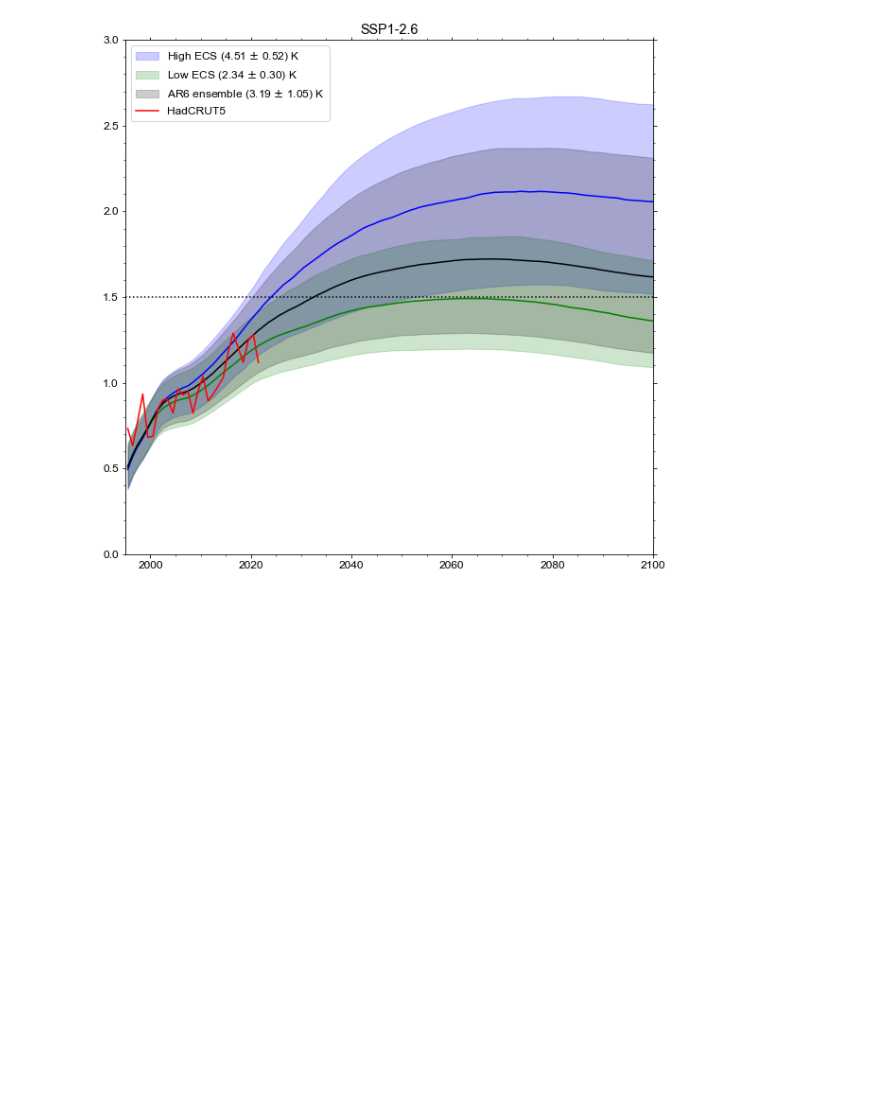
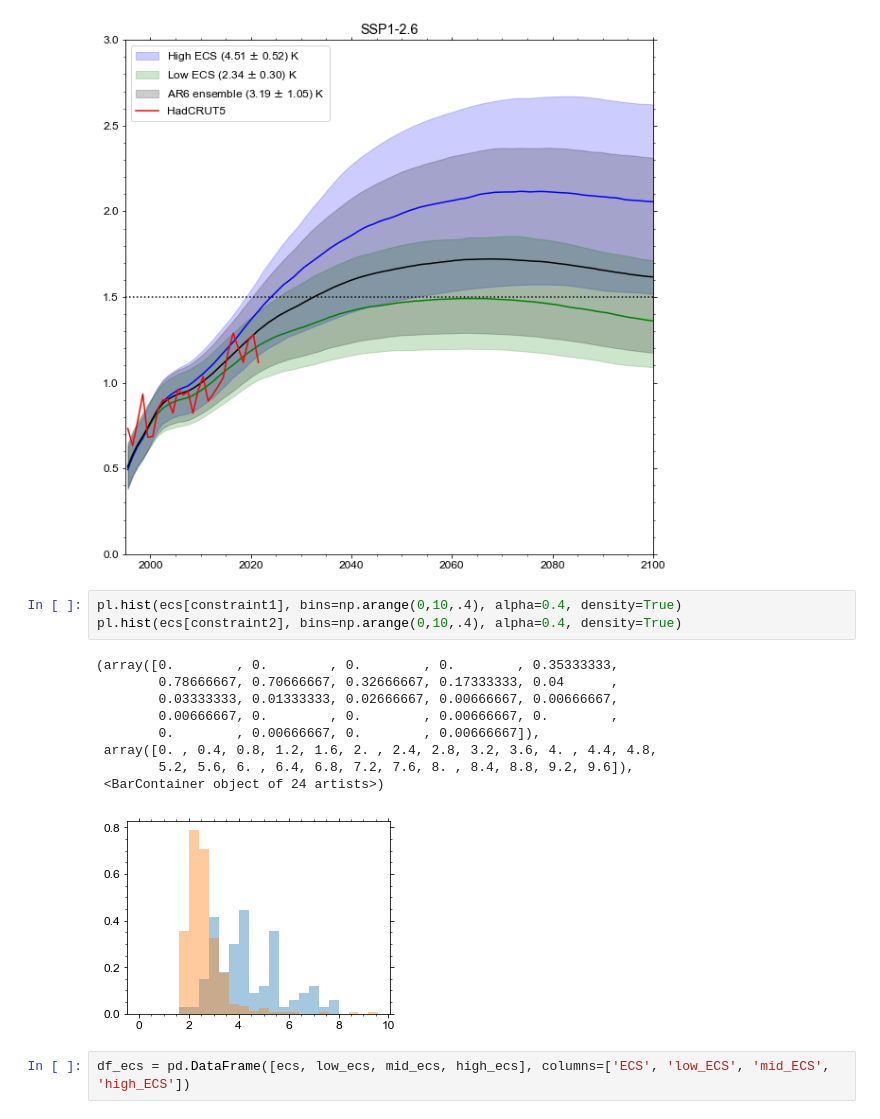
Before and after one commit to chrisroadmap/ar6-aerosol-uncertainty, a Jupyter notebook: notebooks/200_results-analysis.ipynb, the cells around one changed output. Cells and saved outputs as stored; diff of their text form; blank space fills up the shorter version.

```diff
--- a/notebooks/200_results-analysis.ipynb
+++ b/notebooks/200_results-analysis.ipynb
@@ -249,3 +276,18 @@ ax.set_title('SSP1-2.6')
 pl.savefig('../plots/ssp126_three_ecs_distributions.png')
 # %% [output]
 [figure]
+# %%
+pl.hist(ecs[constraint1], bins=np.arange(0,10,.4), alpha=0.4, density=True)
+pl.hist(ecs[constraint2], bins=np.arange(0,10,.4), alpha=0.4, density=True)
+# %% [output]
+(array([0.        , 0.        , 0.        , 0.        , 0.35333333,
+        0.78666667, 0.70666667, 0.32666667, 0.17333333, 0.04      ,
+        0.03333333, 0.01333333, 0.02666667, 0.00666667, 0.00666667,
+        0.00666667, 0.        , 0.        , 0.00666667, 0.        ,
+        0.        , 0.00666667, 0.        , 0.00666667]),
+ array([0. , 0.4, 0.8, 1.2, 1.6, 2. , 2.4, 2.8, 3.2, 3.6, 4. , 4.4, 4.8,
+        5.2, 5.6, 6. , 6.4, 6.8, 7.2, 7.6, 8. , 8.4, 8.8, 9.2, 9.6]),
+ <BarContainer object of 24 artists>)
+[figure, added]
+# %%
+df_ecs = pd.DataFrame([ecs, low_ecs, mid_ecs, high_ecs], columns=['ECS', 'low_ECS', 'mid_ECS', 'high_ECS'])
```
Also changed, not shown: parts of 11 cells of this notebook, 7 other files.
